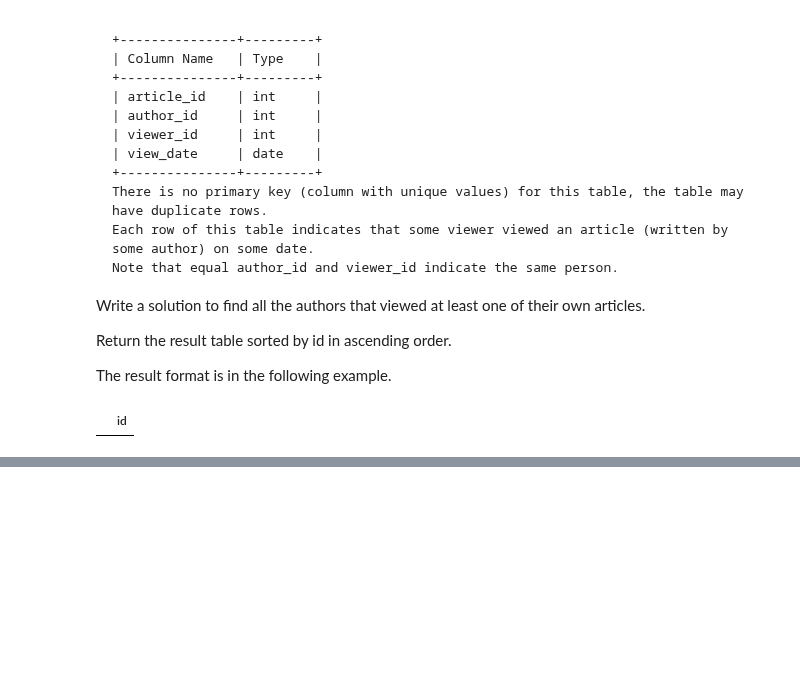
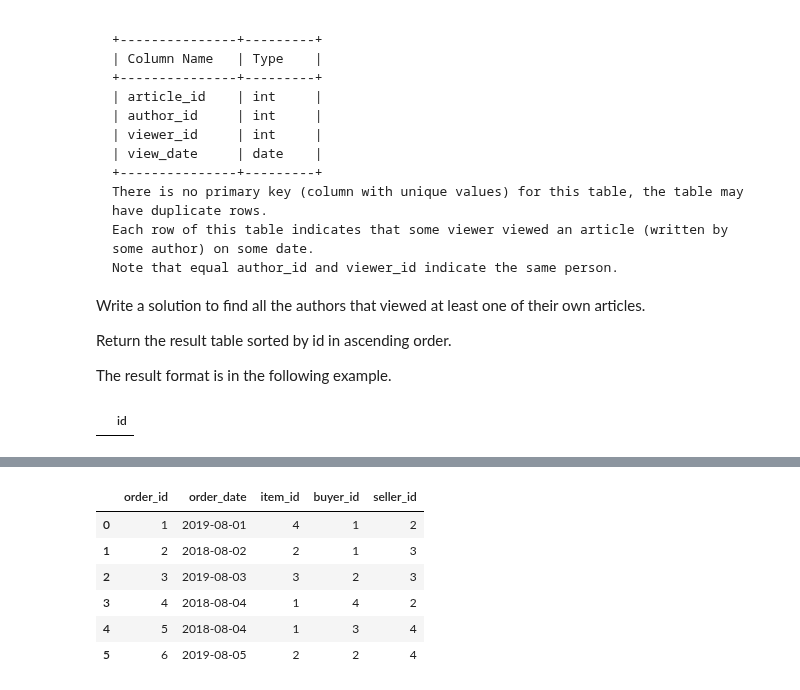
Before and after one commit to drwslv/LeetCode-Pandas, a Jupyter notebook: examples_1.ipynb, the cells around one changed output, grey strips where cells are left out. Cells and saved outputs as stored; diff of their text form; code cells hidden in the pictures; blank space fills up the shorter version.

```diff
--- a/examples_1.ipynb
+++ b/examples_1.ipynb
@@ -2123,0 +2187,4 @@ article_views(views)
+# %%
+# users = pd.DataFrame(columns=['user_id', 'join_date', 'favorite_brand']).astype({'user_id':'Int64', 'join_date':'datetime64[ns]', 'favorite_brand':'object'})
+orders = pd.DataFrame(columns=['order_id', 'order_date', 'item_id', 'buyer_id', 'seller_id']).astype({'order_id':'Int64', 'order_date':'datetime64[ns]', 'item_id':'Int64', 'buyer_id':'Int64', 'seller_id':'Int64'})
+# items = pd.DataFrame(columns=['item_id', 'item_brand']).astype({'item_id':'Int64', 'item_brand':'object'})
@@ -2123,0 +2207,10 @@ article_views(views)
+# %%
+orders
+# %% [output]
+|  | order_id | order_date | item_id | buyer_id | seller_id |
+| 0 | 1 | 2019-08-01 | 4 | 1 | 2 |
+| 1 | 2 | 2018-08-02 | 2 | 1 | 3 |
+| 2 | 3 | 2019-08-03 | 3 | 2 | 3 |
+| 3 | 4 | 2018-08-04 | 1 | 4 | 2 |
+| 4 | 5 | 2018-08-04 | 1 | 3 | 4 |
+| 5 | 6 | 2019-08-05 | 2 | 2 | 4 |
```
Also changed, not shown: parts of 7 cells of this notebook.
